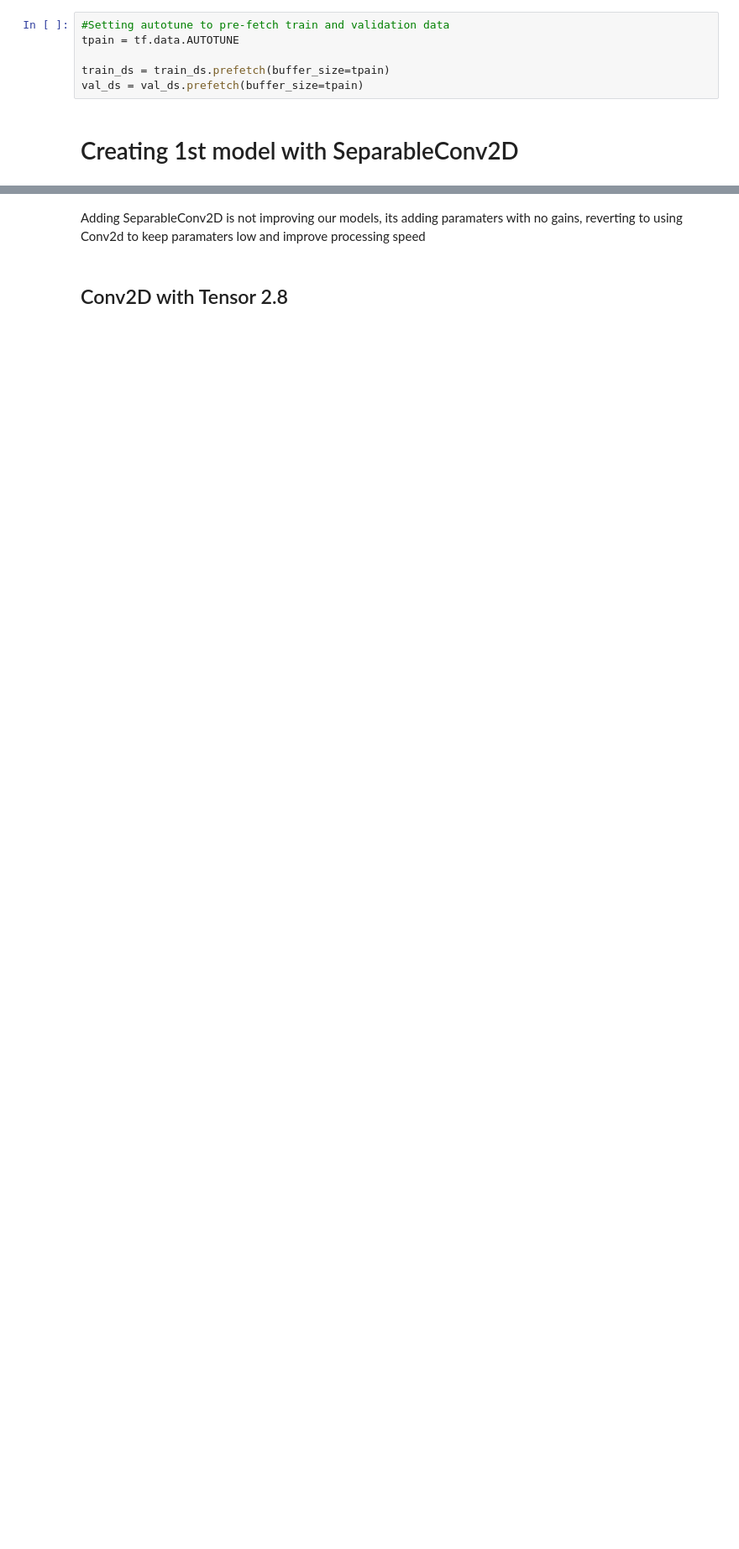
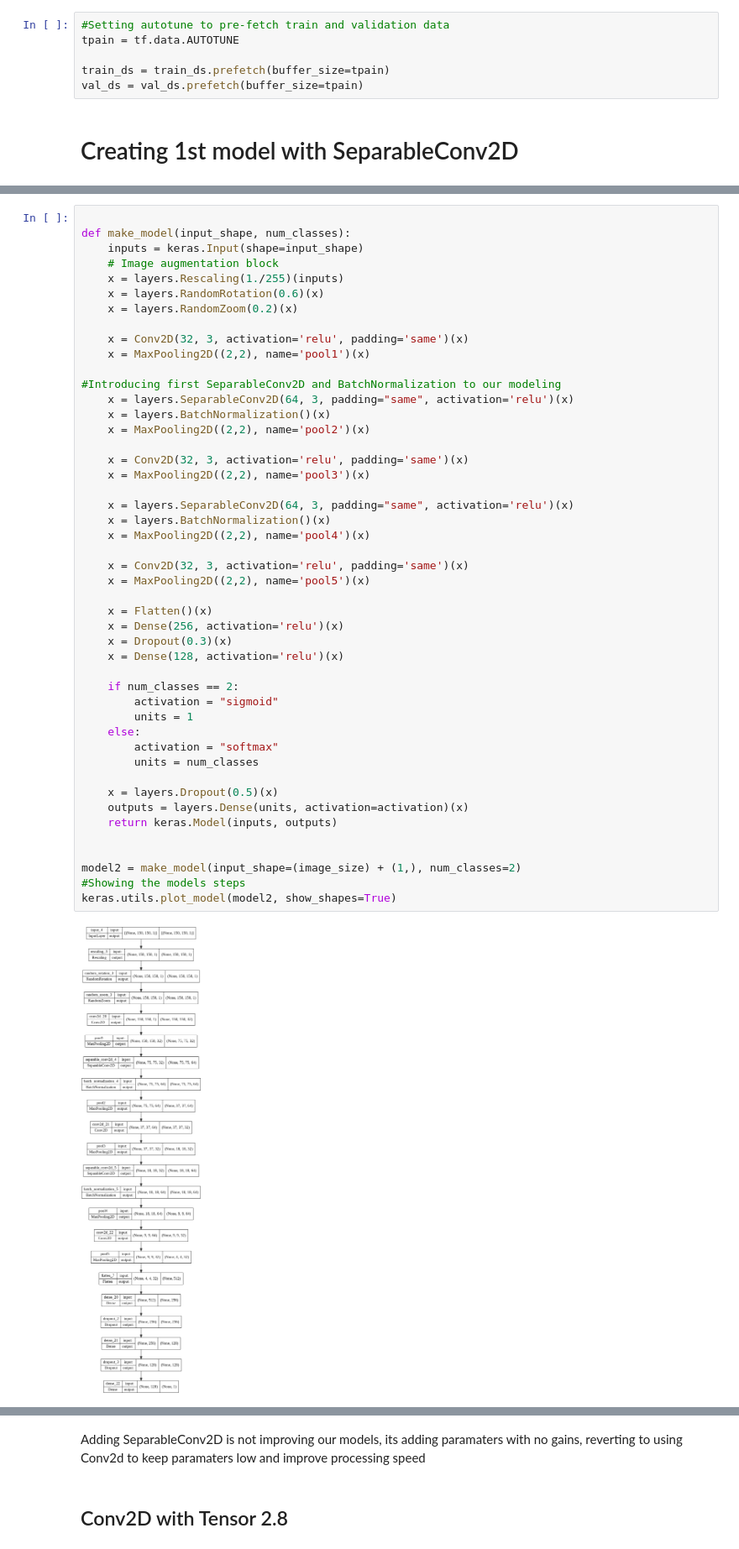
Before and after one commit to UpGoerFive/Diagnosing-Pneumonia_CNN, a Jupyter notebook: Final_Notebook.ipynb, the cells around one changed output, grey strips where cells are left out. Shown at 84% size. Drawn from its saved outputs; the diff is of its cells as text; blank space fills up the shorter version.

```diff
--- a/Final_Notebook.ipynb
+++ b/Final_Notebook.ipynb
@@ -403,0 +485,49 @@ keras.utils.plot_model(model3, show_shapes=True)
+# %%
+
+def make_model(input_shape, num_classes):
+    inputs = keras.Input(shape=input_shape)
+    # Image augmentation block
+    x = layers.Rescaling(1./255)(inputs)
+    x = layers.RandomRotation(0.6)(x)
+    x = layers.RandomZoom(0.2)(x)
+
+    x = Conv2D(32, 3, activation='relu', padding='same')(x)
+    x = MaxPooling2D((2,2), name='pool1')(x)
+
+#Introducing first SeparableConv2D and BatchNormalization to our modeling
+    x = layers.SeparableConv2D(64, 3, padding="same", activation='relu')(x)
+    x = layers.BatchNormalization()(x)
+    x = MaxPooling2D((2,2), name='pool2')(x)
+
+    x = Conv2D(32, 3, activation='relu', padding='same')(x)
+    x = MaxPooling2D((2,2), name='pool3')(x)
+
+    x = layers.SeparableConv2D(64, 3, padding="same", activation='relu')(x)
+    x = layers.BatchNormalization()(x)
+    x = MaxPooling2D((2,2), name='pool4')(x)
+
+    x = Conv2D(32, 3, activation='relu', padding='same')(x)
+    x = MaxPooling2D((2,2), name='pool5')(x)
+
+    x = Flatten()(x)
+    x = Dense(256, activation='relu')(x)
+    x = Dropout(0.3)(x)
+    x = Dense(128, activation='relu')(x)
+
+    if num_classes == 2:
+        activation = "sigmoid"
+        units = 1
+    else:
+        activation = "softmax"
+        units = num_classes
+
+    x = layers.Dropout(0.5)(x)
+    outputs = layers.Dense(units, activation=activation)(x)
+    return keras.Model(inputs, outputs)
+
+
+model2 = make_model(input_shape=(image_size) + (1,), num_classes=2)
+#Showing the models steps
+keras.utils.plot_model(model2, show_shapes=True)
+# %% [output]
+[figure, added]
```
Also changed, not shown: parts of 35 cells of this notebook.
